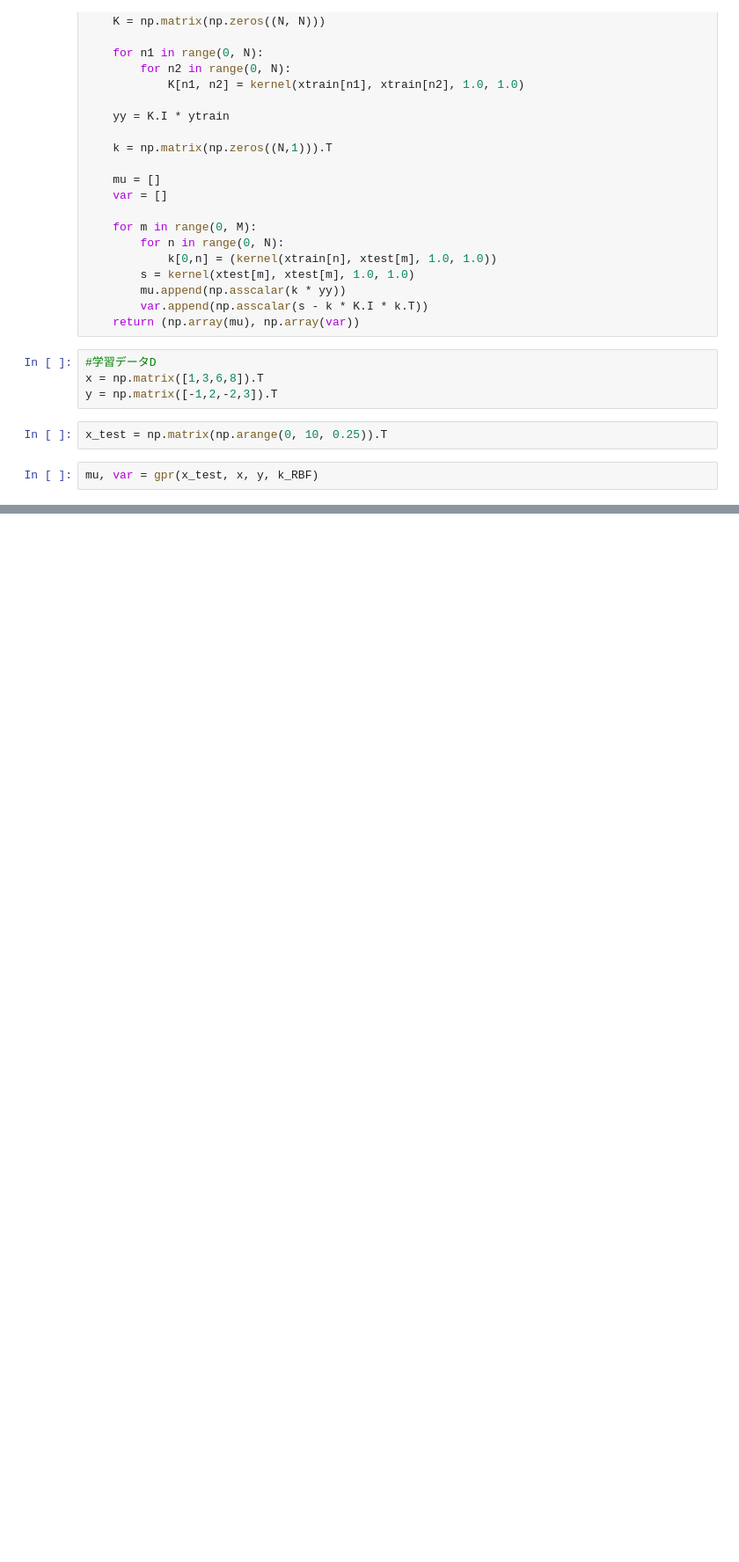
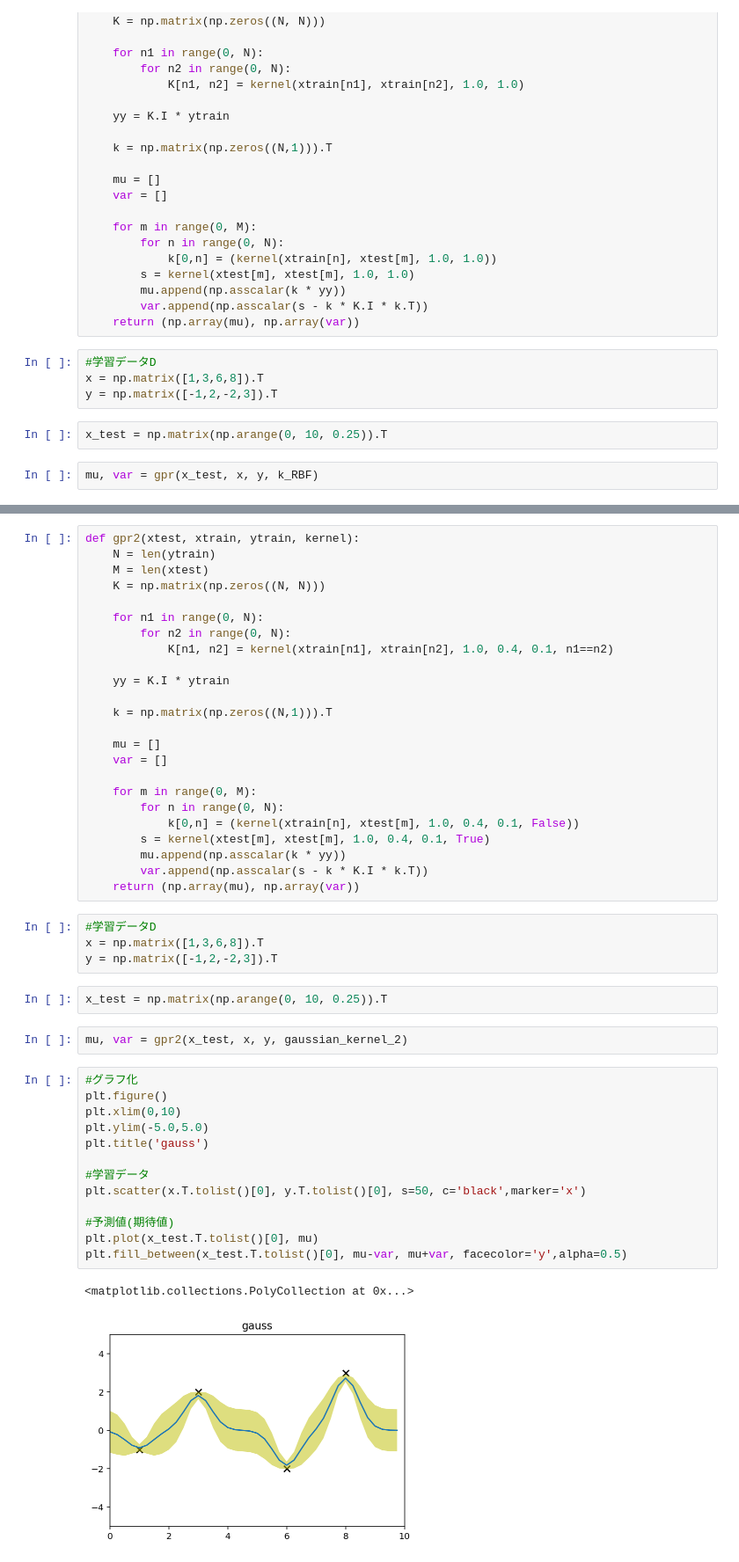
Before and after one commit to kazuya-n/GP_testdemo, a Jupyter notebook: gaussian_process.ipynb, the cells around one changed output, grey strips where cells are left out. Shown: that part at 88% size. Cells and saved outputs as stored; diff of their text form; blank space fills up the shorter version.

Commit message:
add gaussian noise GP

```diff
--- a/gaussian_process.ipynb
+++ b/gaussian_process.ipynb
@@ -206,0 +212,48 @@ ValueError: Input passed into argument "'x'"is not 1-dimensional.
+# %%
+def gpr2(xtest, xtrain, ytrain, kernel):
+    N = len(ytrain)
+    M = len(xtest)
+    K = np.matrix(np.zeros((N, N)))
+
+    for n1 in range(0, N):
+        for n2 in range(0, N):
+            K[n1, n2] = kernel(xtrain[n1], xtrain[n2], 1.0, 0.4, 0.1, n1==n2)
+
+    yy = K.I * ytrain
+
+    k = np.matrix(np.zeros((N,1))).T
+
+    mu = []
+    var = []
+
+    for m in range(0, M):
+        for n in range(0, N):
+            k[0,n] = (kernel(xtrain[n], xtest[m], 1.0, 0.4, 0.1, False))
+        s = kernel(xtest[m], xtest[m], 1.0, 0.4, 0.1, True)
+        mu.append(np.asscalar(k * yy))
+        var.append(np.asscalar(s - k * K.I * k.T))
+    return (np.array(mu), np.array(var))
+# %%
+#学習データD
+x = np.matrix([1,3,6,8]).T
+y = np.matrix([-1,2,-2,3]).T
+# %%
+x_test = np.matrix(np.arange(0, 10, 0.25)).T
+# %%
+mu, var = gpr2(x_test, x, y, gaussian_kernel_2)
+# %%
+#グラフ化
+plt.figure()
+plt.xlim(0,10)
+plt.ylim(-5.0,5.0)
+plt.title('gauss')
+
+#学習データ
+plt.scatter(x.T.tolist()[0], y.T.tolist()[0], s=50, c='black',marker='x')
+
+#予測値(期待値)
+plt.plot(x_test.T.tolist()[0], mu)
+plt.fill_between(x_test.T.tolist()[0], mu-var, mu+var, facecolor='y',alpha=0.5)
+# %% [output]
+<matplotlib.collections.PolyCollection at 0x...>
+[figure, added]
```
Also changed, not shown: parts of 4 cells of this notebook.
